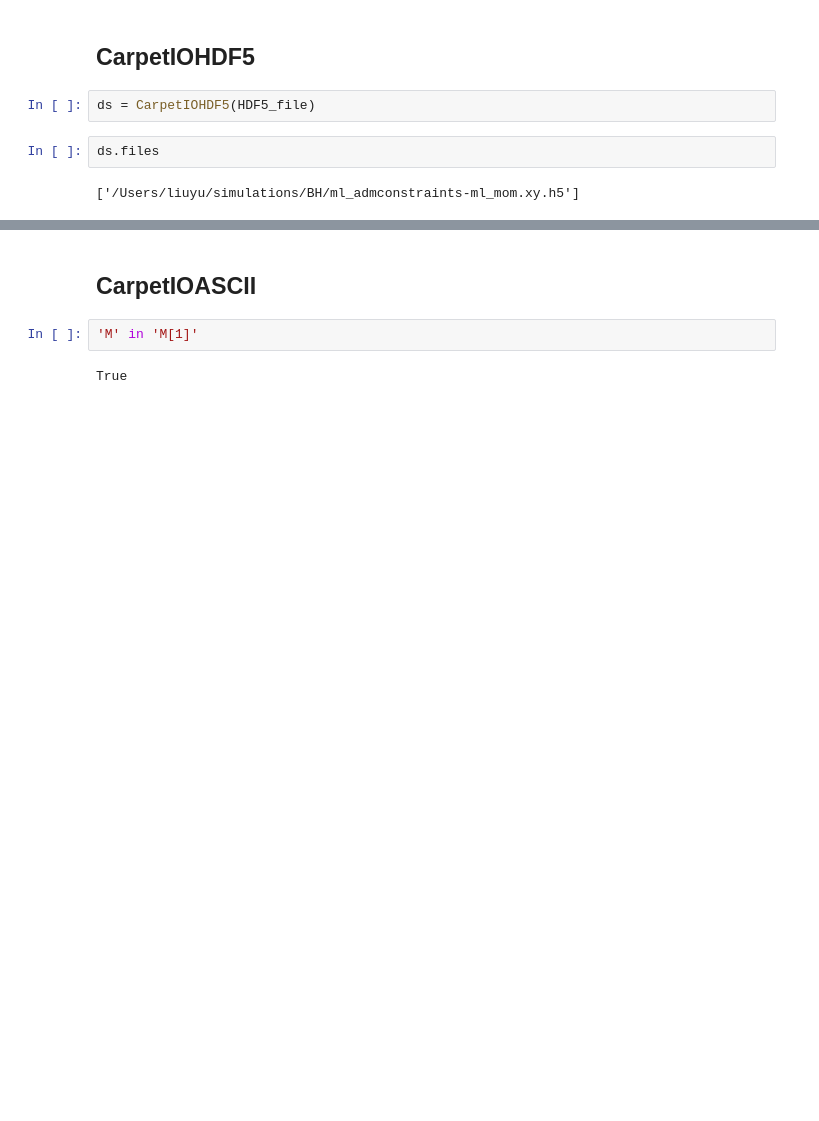
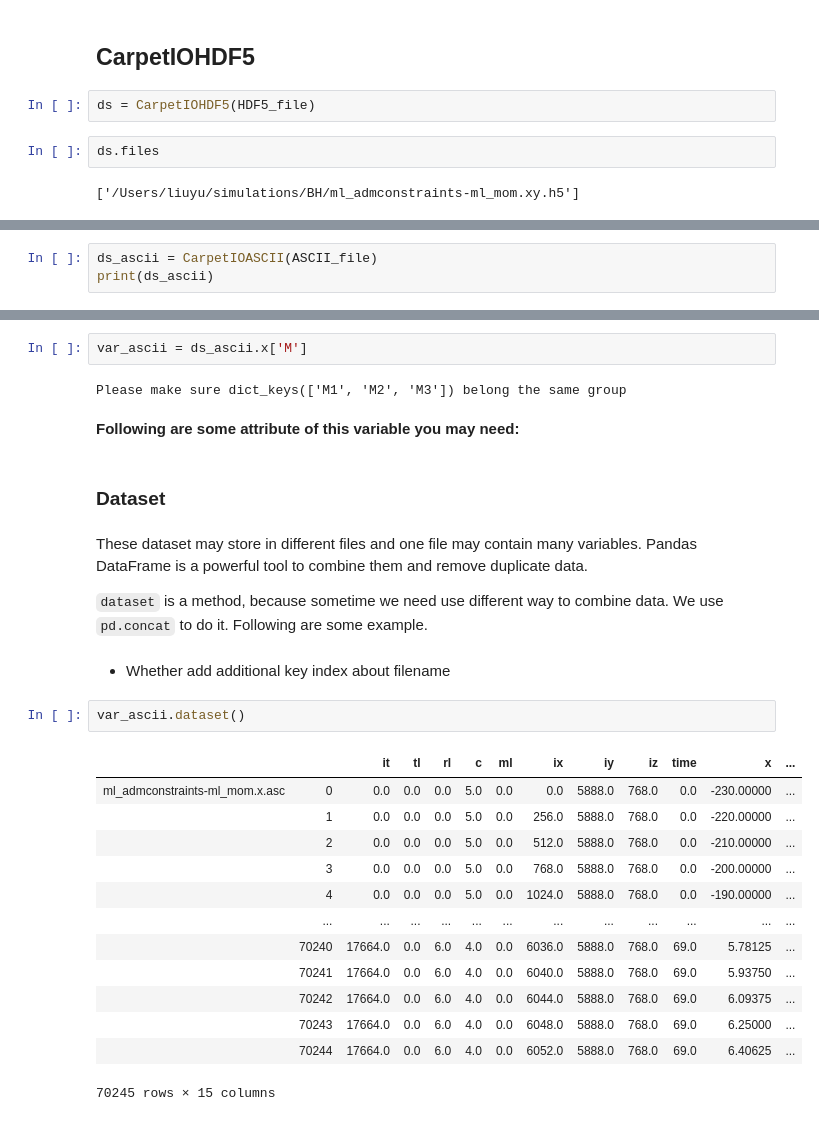
Before and after one commit to YuLiumt/CactusTool, a Jupyter notebook: docs/source/Tutorial/Carpet.ipynb, the cells around one changed output, grey strips where cells are left out. Cells and saved outputs as stored; diff of their text form; blank space fills up the shorter version.

```diff
--- a/docs/source/Tutorial/Carpet.ipynb
+++ b/docs/source/Tutorial/Carpet.ipynb
@@ -103,0 +135,3 @@ ds.files
+# %%
+ds_ascii = CarpetIOASCII(ASCII_file)
+print(ds_ascii)
@@ -104,6 +145,30 @@ ds.files
+# %%
+var_ascii = ds_ascii.x['M']
+# %% [output]
+Please make sure dict_keys(['M1', 'M2', 'M3']) belong the same group
+# %% [markdown]
+**Following are some attribute of this variable you may need:**
 # %% [markdown]
-## CarpetIOASCII
+### Dataset
-# %%
-'M' in 'M[1]'
-# %% [output]
-True
+# %% [markdown]
+These dataset may store in different files and one file may contain many variables. Pandas DataFrame is a powerful tool to combine them and remove duplicate data.
+
+`dataset` is a method, because sometime we need use different way to combine data. We use `pd.concat` to do it. Following are some example.
+# %% [markdown]
+* Whether add additional key index about filename
+# %%
+var_ascii.dataset()
+# %% [output]
+|  |  | it | tl | rl | c | ml | ix | iy | iz | time | x | ... |
+| ml_admconstraints-ml_mom.x.asc | 0 | 0.0 | 0.0 | 0.0 | 5.0 | 0.0 | 0.0 | 5888.0 | 768.0 | 0.0 | -230.00000 | ... |
+|  | 1 | 0.0 | 0.0 | 0.0 | 5.0 | 0.0 | 256.0 | 5888.0 | 768.0 | 0.0 | -220.00000 | ... |
+|  | 2 | 0.0 | 0.0 | 0.0 | 5.0 | 0.0 | 512.0 | 5888.0 | 768.0 | 0.0 | -210.00000 | ... |
+|  | 3 | 0.0 | 0.0 | 0.0 | 5.0 | 0.0 | 768.0 | 5888.0 | 768.0 | 0.0 | -200.00000 | ... |
+|  | 4 | 0.0 | 0.0 | 0.0 | 5.0 | 0.0 | 1024.0 | 5888.0 | 768.0 | 0.0 | -190.00000 | ... |
+|  | ... | ... | ... | ... | ... | ... | ... | ... | ... | ... | ... | ... |
+|  | 70240 | 17664.0 | 0.0 | 6.0 | 4.0 | 0.0 | 6036.0 | 5888.0 | 768.0 | 69.0 | 5.78125 | ... |
+|  | 70241 | 17664.0 | 0.0 | 6.0 | 4.0 | 0.0 | 6040.0 | 5888.0 | 768.0 | 69.0 | 5.93750 | ... |
+|  | 70242 | 17664.0 | 0.0 | 6.0 | 4.0 | 0.0 | 6044.0 | 5888.0 | 768.0 | 69.0 | 6.09375 | ... |
+|  | 70243 | 17664.0 | 0.0 | 6.0 | 4.0 | 0.0 | 6048.0 | 5888.0 | 768.0 | 69.0 | 6.25000 | ... |
+|  | 70244 | 17664.0 | 0.0 | 6.0 | 4.0 | 0.0 | 6052.0 | 5888.0 | 768.0 | 69.0 | 6.40625 | ... |
+70245 rows × 15 columns
```
Also changed, not shown: parts of 17 cells of this notebook, 2 other files.
